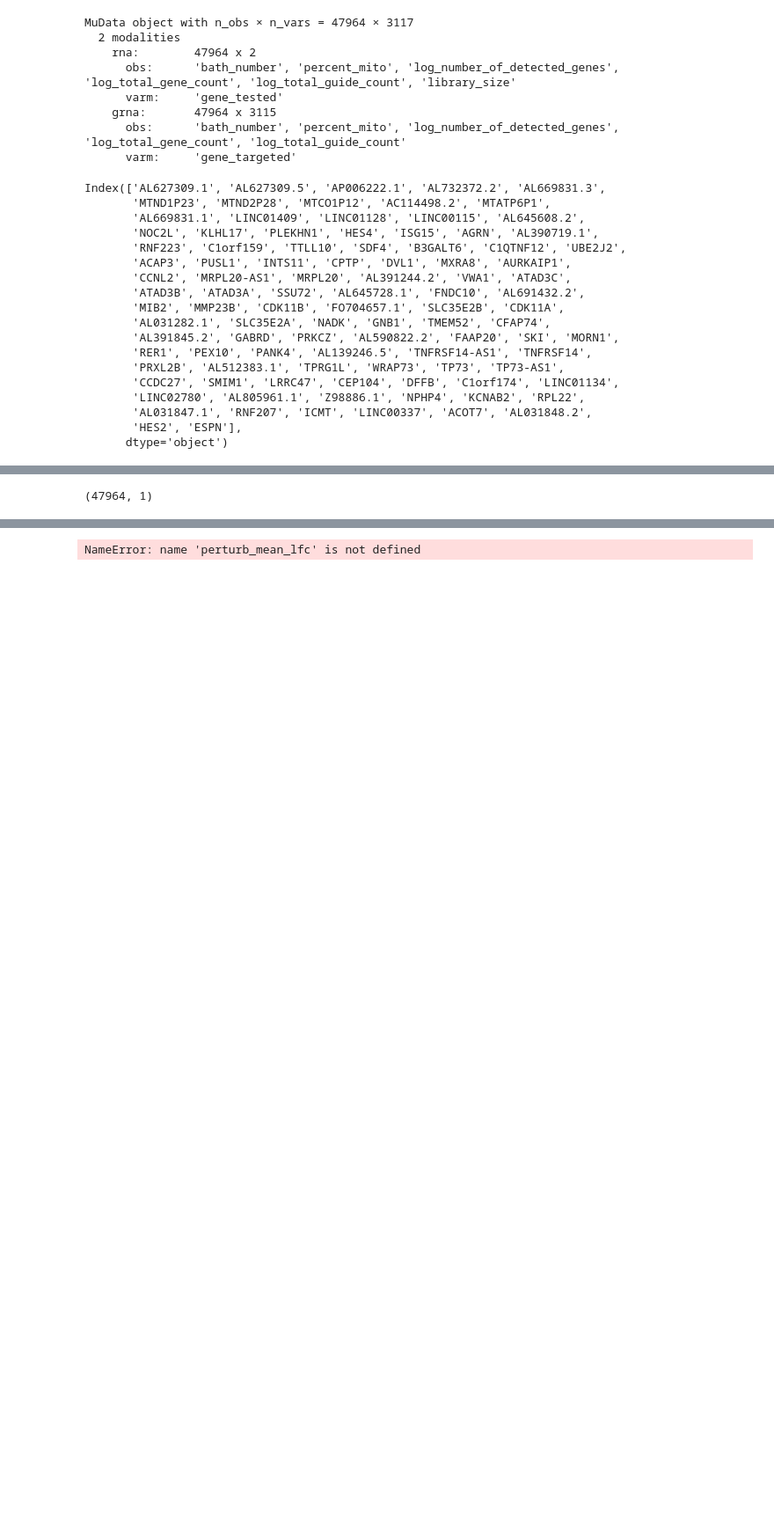
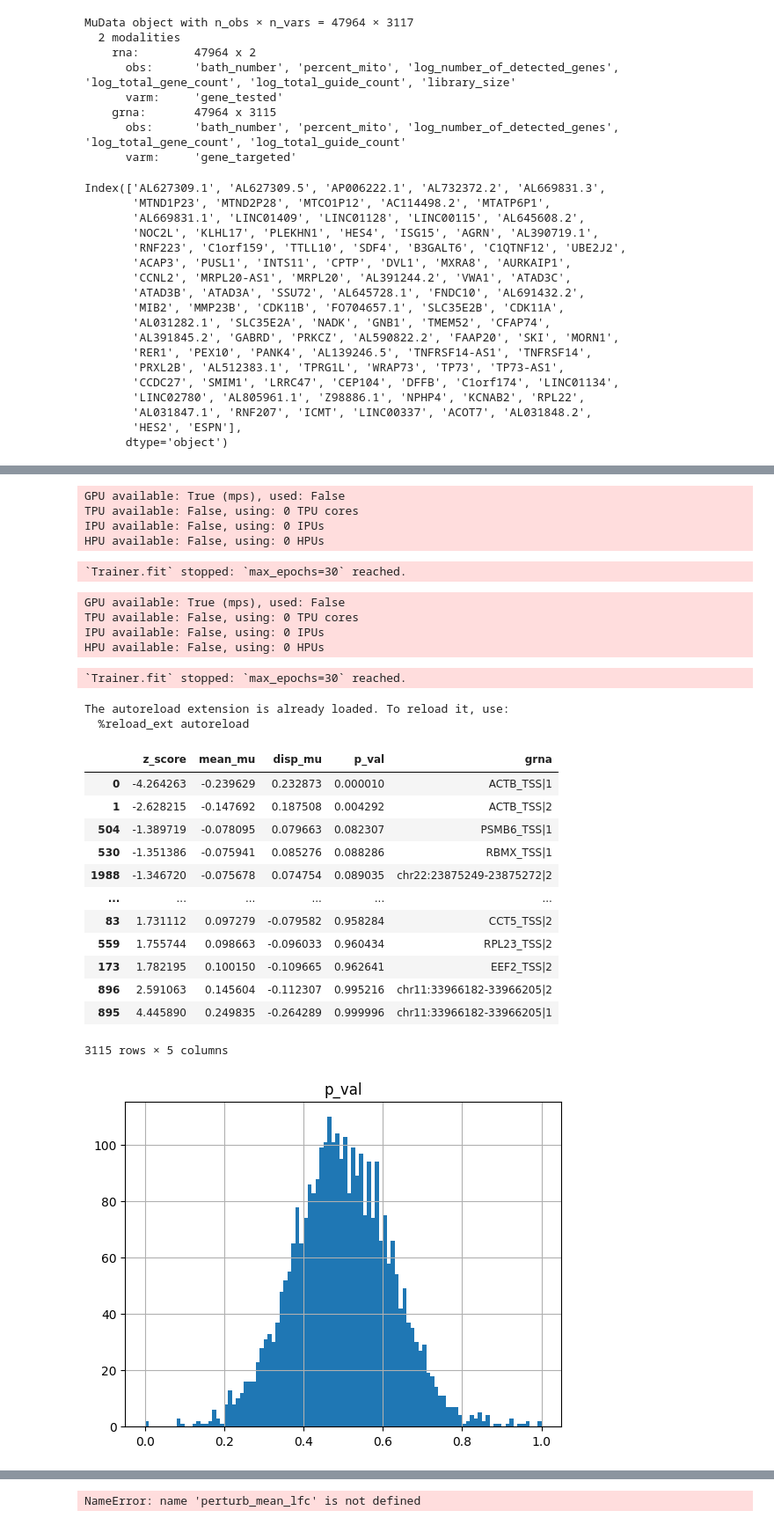
Before and after one commit to pinellolab/PerTurbo, a Jupyter notebook: docs/notebooks/gasperini_pilot.ipynb, the cells around one changed output, grey strips where cells are left out. Shown at 88% size. Drawn from its saved outputs; the diff is of its cells as text; code cells hidden in the pictures; blank space fills up the shorter version.

Commit message:
model works on 1 positive control

```diff
--- a/docs/notebooks/gasperini_pilot.ipynb
+++ b/docs/notebooks/gasperini_pilot.ipynb
@@ -90,7 +119,74 @@ HPU available: False, using: 0 HPUs
-# %%
-mdata['rna'].X.sum(axis=1).shape
-# %% [output]
-(47964, 1)
+# %%
+# optimizer = pyro.optim.ClippedAdam({'lr':0.001, 'lrd':0.9})
+model.train(
+    max_epochs=30,
+    train_size=1,
+    batch_size=1024,
+    lr=0.1
+    # plan_kwargs={"optim": optimizer},
+)
+# %% [output]
+GPU available: True (mps), used: False
+TPU available: False, using: 0 TPU cores
+IPU available: False, using: 0 IPUs
+HPU available: False, using: 0 HPUs
+`Trainer.fit` stopped: `max_epochs=30` reached.
+# %%
+# optimizer = pyro.optim.ClippedAdam({'lr':0.001, 'lrd':0.9})
+model.train(
+    max_epochs=50,
+    train_size=1,
+    batch_size=1024,
+    lr=0.001
+    # plan_kwargs={"optim": optimizer},
+)
+# %% [output]
+GPU available: True (mps), used: False
+TPU available: False, using: 0 TPU cores
+IPU available: False, using: 0 IPUs
+HPU available: False, using: 0 HPUs
+`Trainer.fit` stopped: `max_epochs=30` reached.
+# %%
+%load_ext autoreload
+%autoreload 2
+from scipy.stats import norm
+
+gene_index = 0
+
+perturb_mean_lfc_mu = pyro.get_param_store()['perturb_mean_lfc.mu'].detach().cpu().numpy()
+perturb_disp_lfc_mu = pyro.get_param_store()['perturb_disp_lfc.mu'].detach().cpu().numpy()
+lfc_cov_tril = pyro.get_param_store()['perturb_lfc.scale_tril'] * pyro.get_param_store()['scale_factor'].exp()
+lfc_cov = lfc_cov_tril @ lfc_cov_tril.transpose(dim0=-1, dim1=-2)
+perturb_mean_lfc_sigma = lfc_cov[...,0,0].sqrt().detach().cpu().numpy()
+perturb_disp_lfc_sigma = lfc_cov[...,0,0].sqrt().detach().cpu().numpy()
+assert perturb_mean_lfc_mu.shape == perturb_mean_lfc_sigma.shape
+perturb_z_scores = perturb_mean_lfc_mu/perturb_mean_lfc_sigma
+perturb_p_vals = norm.cdf(0, loc=-perturb_mean_lfc_mu, scale=perturb_mean_lfc_sigma)
+# perturb_z_scores[:,gene_index].detach().cpu().numpy()
+z_df = pd.DataFrame({'z_score': perturb_z_scores[:,gene_index],
+                    'mean_mu': perturb_mean_lfc_mu[:,gene_index],
+                    'disp_mu': perturb_disp_lfc_mu[:,gene_index],
+                    'p_val': perturb_p_vals[:,gene_index],
+                    'grna': mdata_subset['grna'].var_names,})
+z_df.hist('p_val', bins=100)
+z_df.sort_values('p_val', ascending=True)
+# %% [output]
+The autoreload extension is already loaded. To reload it, use:
+  %reload_ext autoreload
+|  | z_score | mean_mu | disp_mu | p_val | grna |
+| 0 | -4.264263 | -0.239629 | 0.232873 | 0.000010 | ACTB_TSS|1 |
+| 1 | -2.628215 | -0.147692 | 0.187508 | 0.004292 | ACTB_TSS|2 |
+| 504 | -1.389719 | -0.078095 | 0.079663 | 0.082307 | PSMB6_TSS|1 |
+| 530 | -1.351386 | -0.075941 | 0.085276 | 0.088286 | RBMX_TSS|1 |
+| 1988 | -1.346720 | -0.075678 | 0.074754 | 0.089035 | chr22:23875249-23875272|2 |
+| ... | ... | ... | ... | ... | ... |
+| 83 | 1.731112 | 0.097279 | -0.079582 | 0.958284 | CCT5_TSS|2 |
+| 559 | 1.755744 | 0.098663 | -0.096033 | 0.960434 | RPL23_TSS|2 |
+| 173 | 1.782195 | 0.100150 | -0.109665 | 0.962641 | EEF2_TSS|2 |
+| 896 | 2.591063 | 0.145604 | -0.112307 | 0.995216 | chr11:33966182-33966205|2 |
+| 895 | 4.445890 | 0.249835 | -0.264289 | 0.999996 | chr11:33966182-33966205|1 |
+3115 rows × 5 columns
+[figure, added]
 # %%
 for k, v in pyro.get_param_store().items():
     print (k, v.shape)
```
Also changed, not shown: parts of 4 cells of this notebook, 2 other files.
